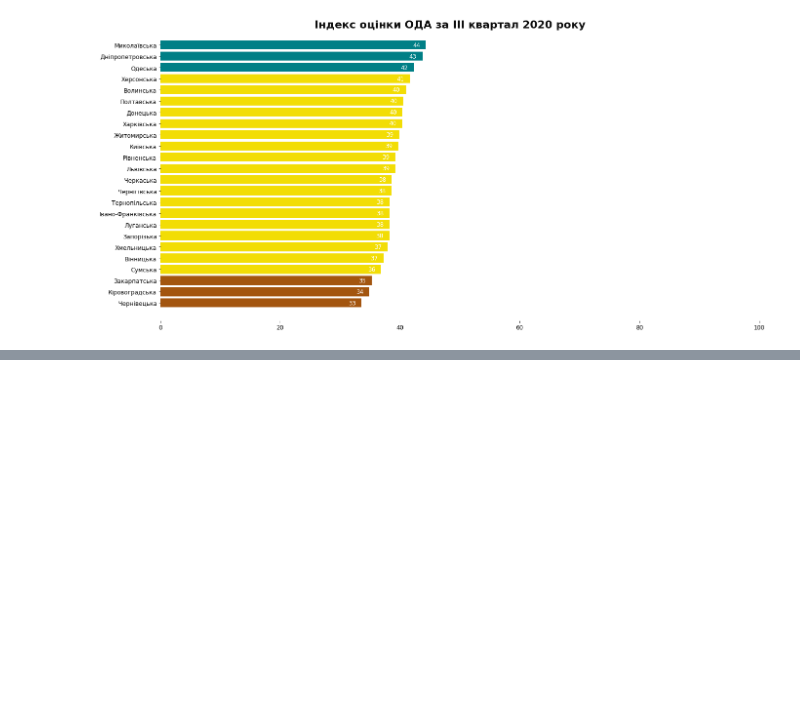
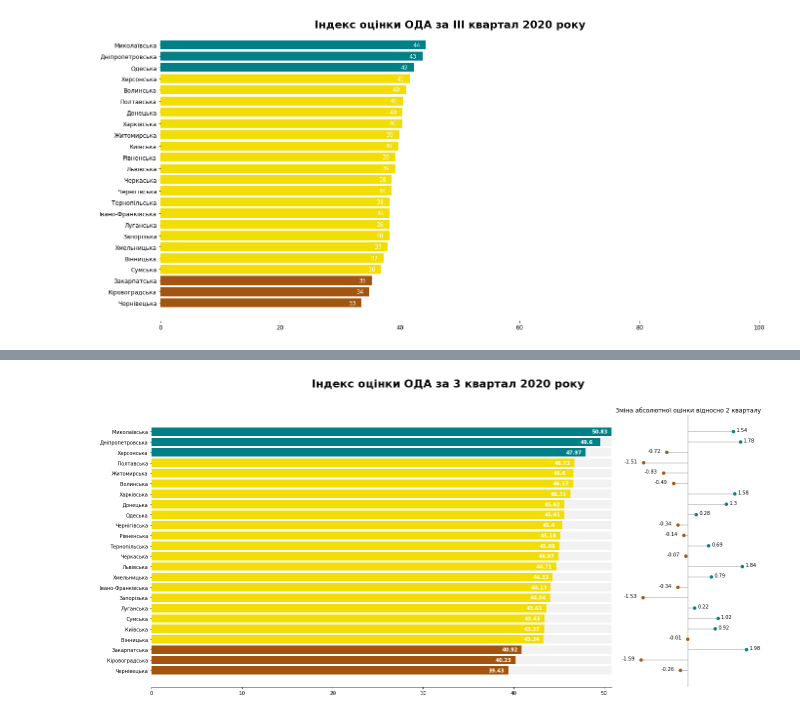
Before and after one commit to regional-development/index-2020-3, a Jupyter notebook: notebooks/visualize_test.ipynb, the cells around one changed output, grey strips where cells are left out. Drawn from its saved outputs; the diff is of its cells as text; code cells hidden in the pictures; blank space fills up the shorter version.

```diff
--- a/notebooks/visualize_test.ipynb
+++ b/notebooks/visualize_test.ipynb
@@ -81,0 +91,56 @@ draw_rankings(df)
+# %%
+viz = df.loc[:, ["region", "I"]]
+viz["I-1"] = np.random.uniform(-2, 2, len(viz))
+viz.sort_values("I", inplace=True)
+
+colors = ['#a3550f','#f2dd05','#007f86']
+viz["col"] = [colors[0] for r in range(3)] + [colors[1] for y in range(viz.shape[0]-6)] + [colors[2] for g in range(3)]
+viz["scatter_col"] = np.where(viz["I-1"]<0, "#a3550f", "#007f86")
+# %%
+fig, (ax1, ax2) = plt.subplots(
+    nrows=1,
+    ncols=2,
+    figsize=(22, 10),
+    sharey=True,
+    gridspec_kw={
+        "width_ratios": [3,1],
+        "wspace": 0
+    }
+)
+
+ax1.spines['top'].set_color('none')
+ax1.spines['left'].set_color('none')
+ax1.spines['right'].set_color('none')
+
+ax1.barh(viz["region"], viz["I"], color=viz["col"])
+ax1.barh(viz["region"], viz["I"].max() - viz["I"], left=viz["I"], color="gray", alpha=0.1)
+for i in viz.index:
+    ax1.annotate(
+        viz.loc[i, "I"].round(2),
+        xy=(viz.loc[i, "I"]-2.2, viz.loc[i, "region"]),
+        c='white',
+        va='center',
+        weight="bold",
+    )
+
+ax2.hlines(viz["region"], 0, viz["I-1"], color="gray", alpha=0.5)
+ax2.scatter(viz["I-1"], viz["region"], color=viz["scatter_col"])
+for i in viz.index:
+    cond = viz.loc[i, "I-1"] - 0.65 if viz.loc[i, "I-1"] < 0 else viz.loc[i, "I-1"] + 0.1
+    ax2.annotate(
+        viz.loc[i, "I-1"].round(2), xy=(cond, viz.loc[i, "region"])
+    )
+ax2.set_xlim(-2.6, 2.6)
+ax2.axes.set_axis_off()
+ax2.axvline(0, color="gray", alpha=0.5)
+
+ax2.set_title("Зміна абсолютної оцінки відносно 2 кварталу", loc="center")
+fig.suptitle(f'Індекс оцінки ОДА за 3 квартал 2020 року', fontsize=22, weight='bold', alpha=0.95)
+
+plt.savefig(
+    FIGURES / "ranking_with_dynamics_sample.jpeg",
+    dpi=300, bbox_inches='tight', pad_inches=0.3,
+    transparent = False
+)
+# %% [output]
+[figure, added]
```
Also changed, not shown: parts of 3 cells of this notebook, 1 other file.
